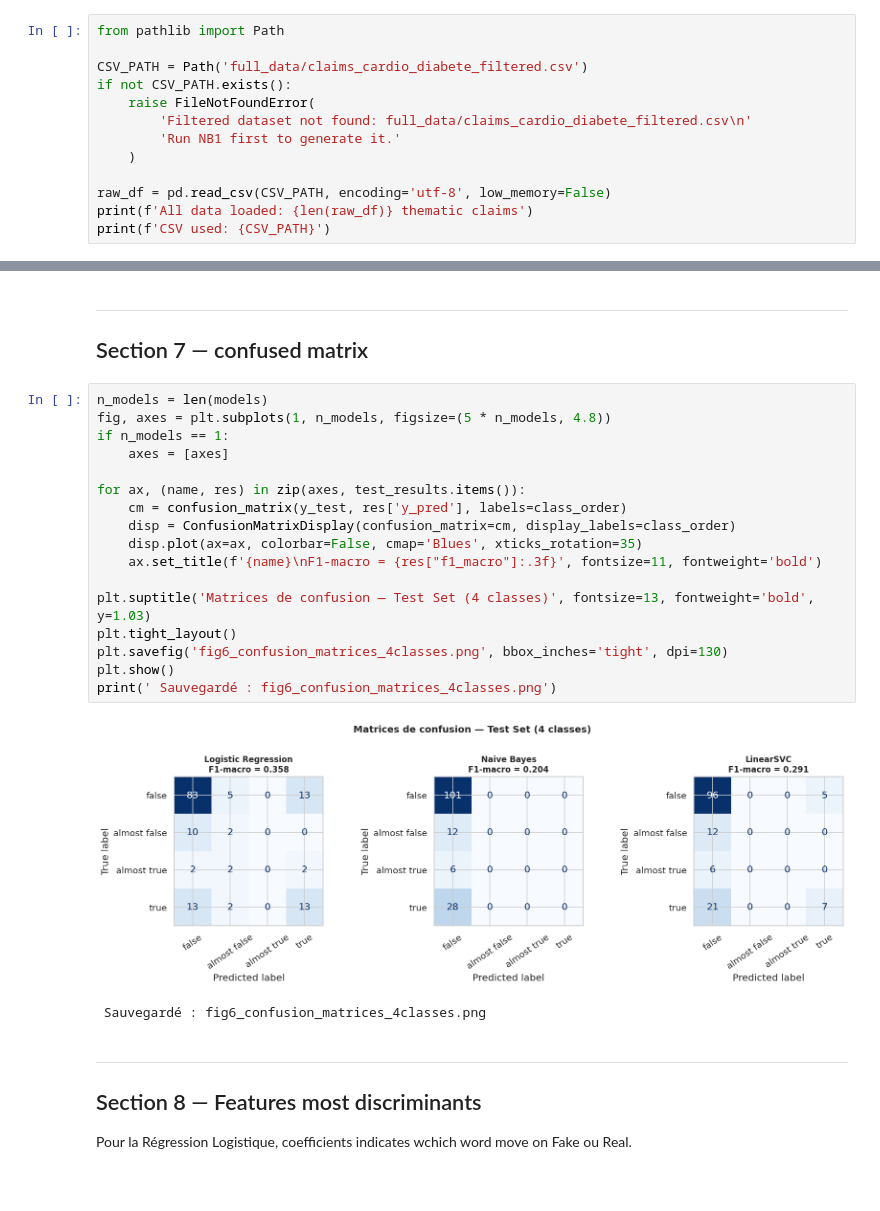
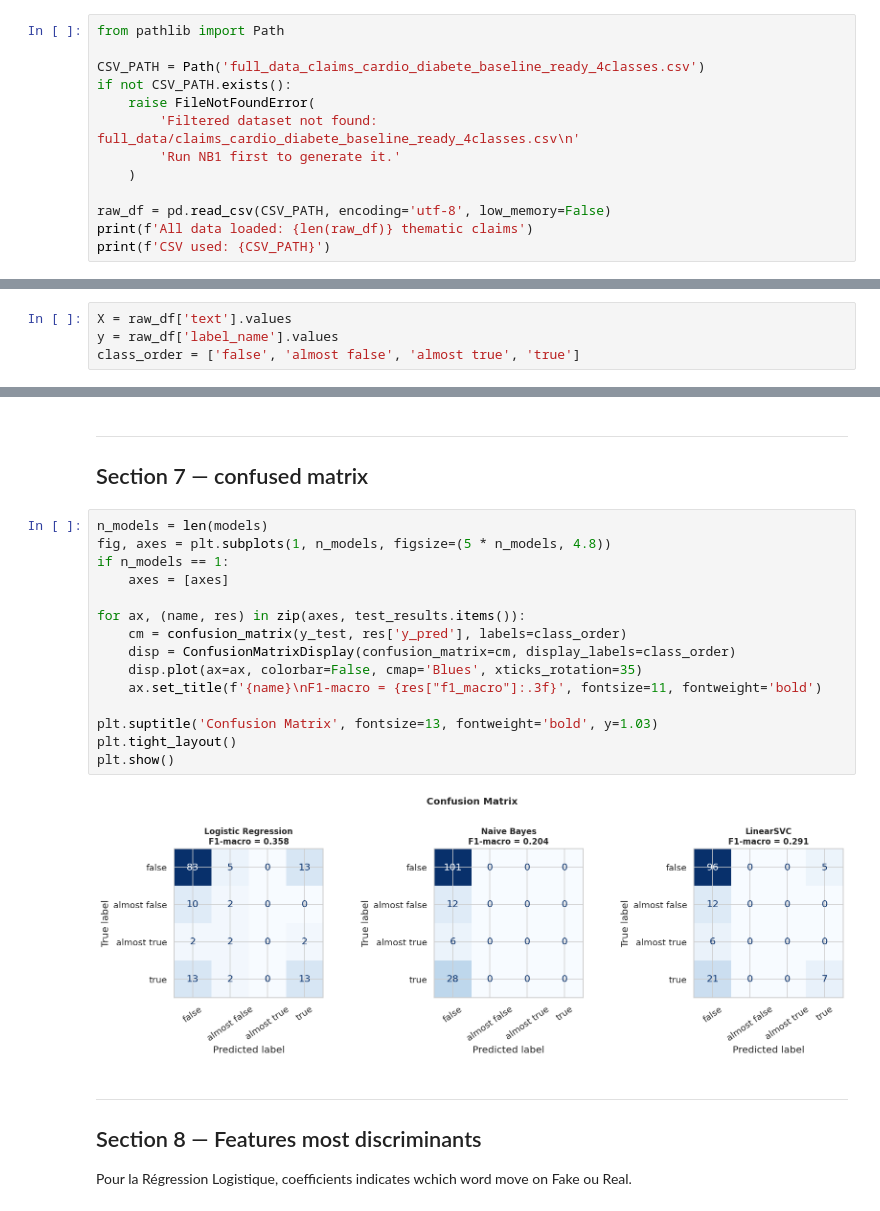
Before and after one commit to MohamedDiankha13/Monant_dataset, a Jupyter notebook: NB2_Monant_Baseline_Classifier.ipynb, the cells around one changed output, grey strips where cells are left out. Cells and saved outputs as stored; diff of their text form; blank space fills up the shorter version.

```diff
--- a/NB2_Monant_Baseline_Classifier.ipynb
+++ b/NB2_Monant_Baseline_Classifier.ipynb
@@ -65,10 +65,10 @@ Le notebook utilise le CSV filtré cardio + diabète généré depuis NB1 (`full
 # %%
 from pathlib import Path
 
-CSV_PATH = Path('full_data/claims_cardio_diabete_filtered.csv')
+CSV_PATH = Path('full_data_claims_cardio_diabete_baseline_ready_4classes.csv')
 if not CSV_PATH.exists():
     raise FileNotFoundError(
-        'Filtered dataset not found: full_data/claims_cardio_diabete_filtered.csv\n'
+        'Filtered dataset not found: full_data/claims_cardio_diabete_baseline_ready_4classes.csv\n'
         'Run NB1 first to generate it.'
     )
 
@@ -163,3 +81,7 @@ mostly-true      31
+# %%
+X = raw_df['text'].values
+y = raw_df['label_name'].values
+class_order = ['false', 'almost false', 'almost true', 'true']
 # %% [markdown]
 ---
 ## Section 3 —  Train / Test
@@ -376,23 +280,20 @@ weighted avg       0.60      0.70      0.63       147
 # %%
 n_models = len(models)
 fig, axes = plt.subplots(1, n_models, figsize=(5 * n_models, 4.8))
 if n_models == 1:
     axes = [axes]
 
 for ax, (name, res) in zip(axes, test_results.items()):
     cm = confusion_matrix(y_test, res['y_pred'], labels=class_order)
     disp = ConfusionMatrixDisplay(confusion_matrix=cm, display_labels=class_order)
     disp.plot(ax=ax, colorbar=False, cmap='Blues', xticks_rotation=35)
     ax.set_title(f'{name}\nF1-macro = {res["f1_macro"]:.3f}', fontsize=11, fontweight='bold')
 
-plt.suptitle('Matrices de confusion — Test Set (4 classes)', fontsize=13, fontweight='bold', y=1.03)
+plt.suptitle('Confusion Matrix', fontsize=13, fontweight='bold', y=1.03)
 plt.tight_layout()
-plt.savefig('fig6_confusion_matrices_4classes.png', bbox_inches='tight', dpi=130)
 plt.show()
-print(' Sauvegardé : fig6_confusion_matrices_4classes.png')
 # %% [output]
-[figure, old version]
+[figure, new version]
- Sauvegardé : fig6_confusion_matrices_4classes.png
 # %% [markdown]
 ---
 ## Section 8 — Features most discriminants
```
Also changed, not shown: parts of 9 cells of this notebook, 13 other files.
